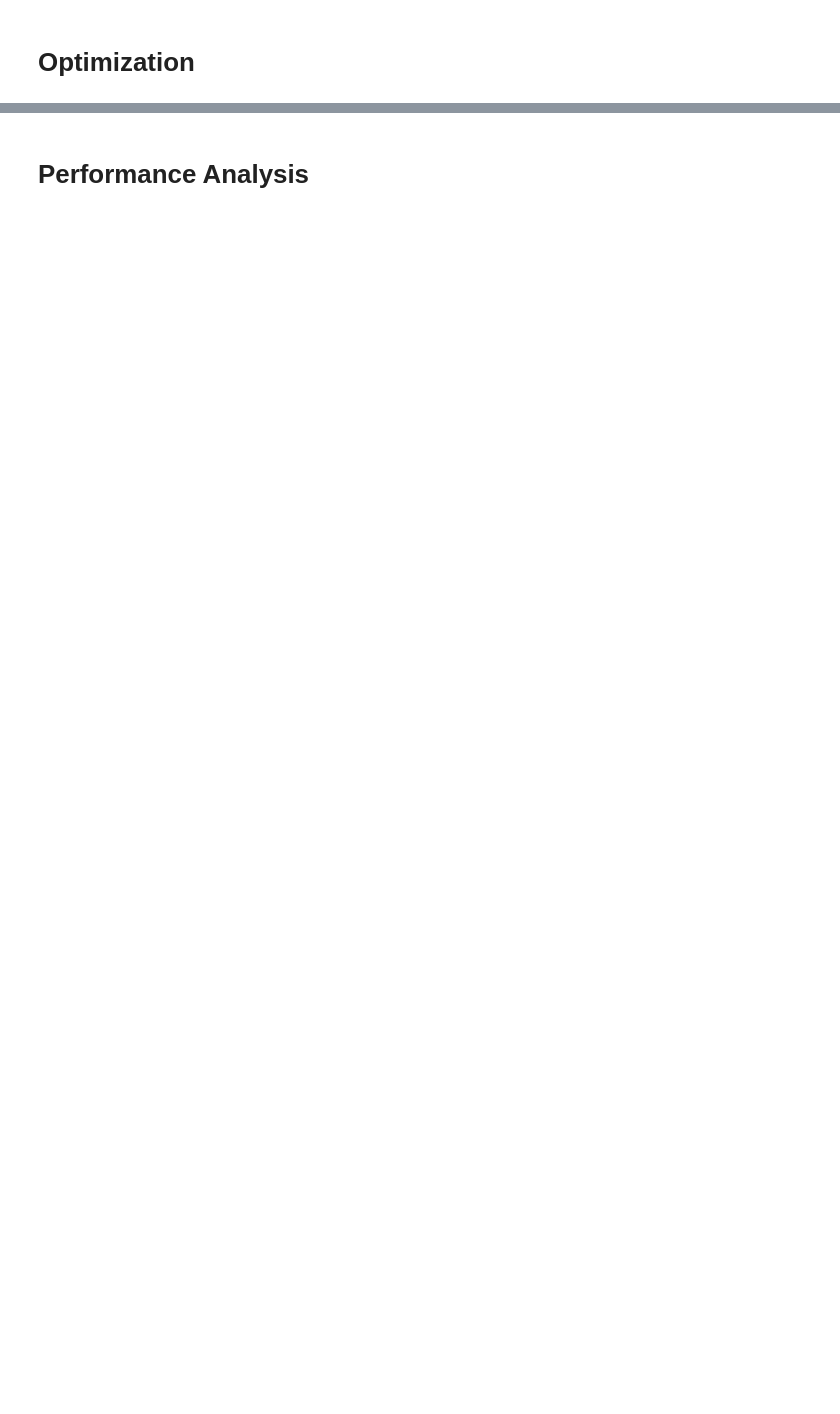
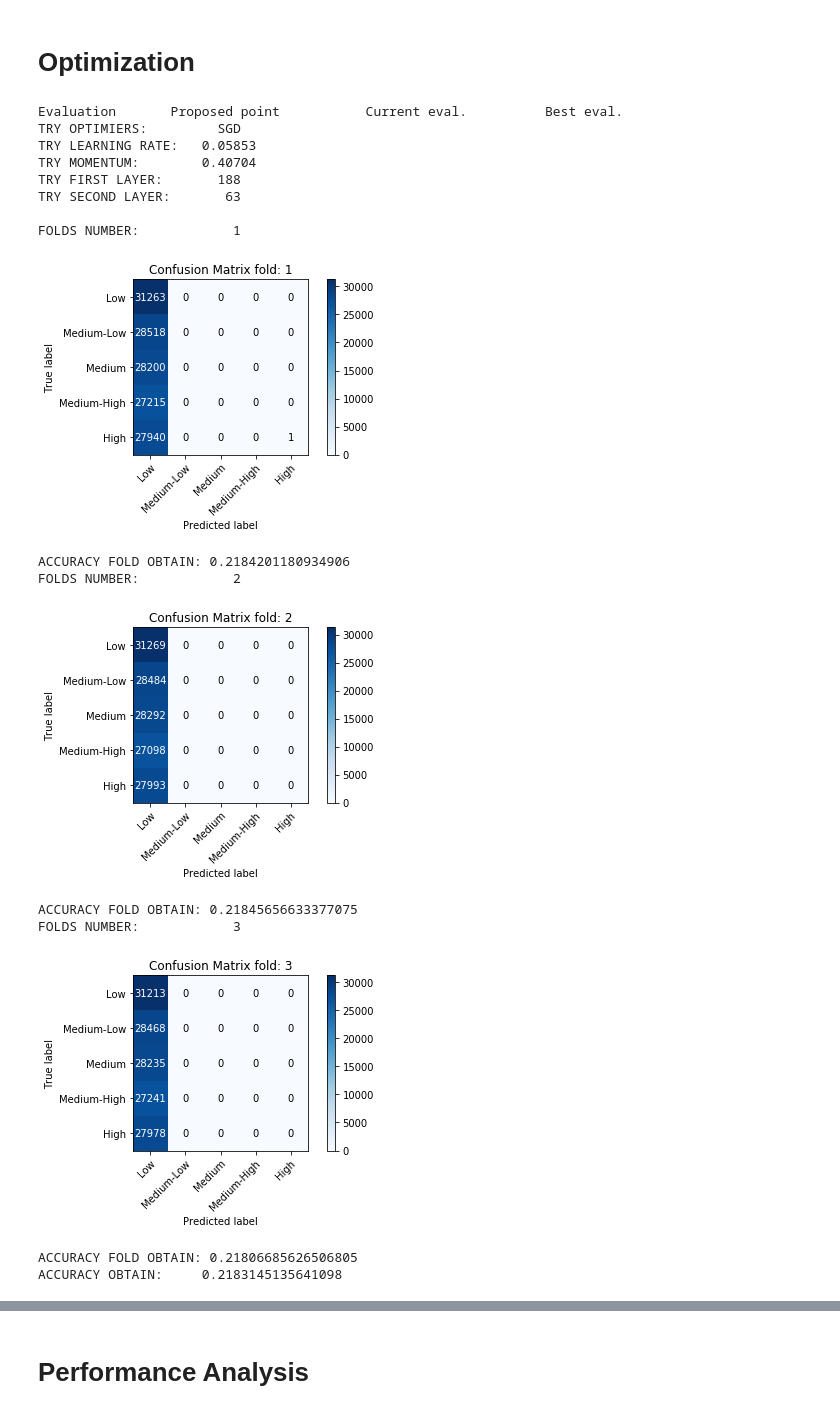
Before and after one commit to Villone96/PUBG-finish-placement-prediction, a Jupyter notebook: code/Advance_Machine_Learning_code.ipynb, the cells around one changed output, grey strips where cells are left out. Saved outputs shown, nothing was run; the diff lists cells and outputs as text; code cells hidden in the pictures; blank space fills up the shorter version.

```diff
--- a/code/Advance_Machine_Learning_code.ipynb
+++ b/code/Advance_Machine_Learning_code.ipynb
@@ -447,6 +456,26 @@ print_sns_hist(high.damageDealt, "Damage inflicted")
 # %%
-iterations = 10
-param = {'learning_rate': ('cont', [0.001,0.1]), 'momentum': ('cont', [0.1, 0.9]), 'rho': ('cont', [0.1, 0.95]),
-         'first_layer': ('int', [100, 300]), 'second_layer': ('int', [50, 100]), 'optimizers': ('int', [0, 3])}
+param = {'conf_lr': ('cont', [0.01,0.1]), 'conf_mom': ('cont', [0.1, 0.9]), 'conf_rho': ('cont', [0.1, 0.95]),
+         'conf_fl': ('int', [100, 300]), 'conf_sl': ('int', [50, 100]), 'conf_opt': ('int', [0, 3])}
 sur_model = RandomForest()
 acq = Acquisition(mode="ExpectedImprovement")
+# %%
+bo = GPGO(sur_model, acq, compute_accuracy, param, n_jobs=1)
+bo._firstRun(1)
+# %% [output]
+Evaluation       Proposed point           Current eval.          Best eval.
+TRY OPTIMIERS:         SGD
+TRY LEARNING RATE:   0.05853
+TRY MOMENTUM:        0.40704
+TRY FIRST LAYER:       188
+TRY SECOND LAYER:       63
+
+FOLDS NUMBER:            1
+[figure, added]
+ACCURACY FOLD OBTAIN: 0.2184201180934906
+FOLDS NUMBER:            2
+[figure, added]
+ACCURACY FOLD OBTAIN: 0.21845656633377075
+FOLDS NUMBER:            3
+[figure, added]
+ACCURACY FOLD OBTAIN: 0.21806685626506805
+ACCURACY OBTAIN:     0.2183145135641098
```
Also changed, not shown: parts of 8 cells of this notebook.
